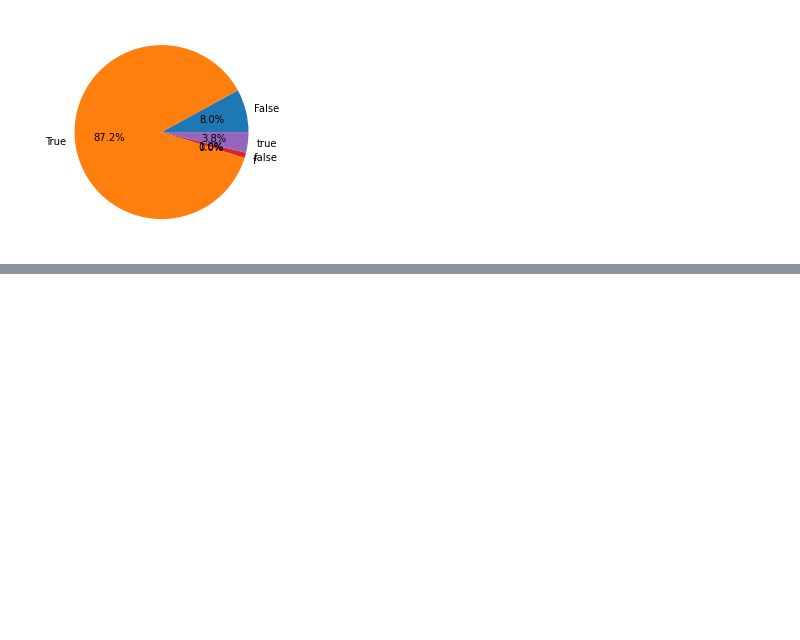
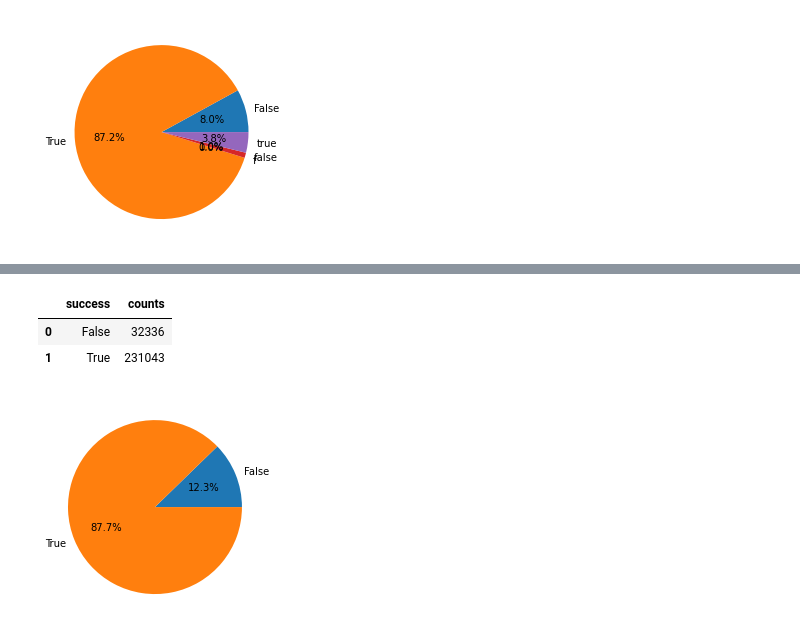
Before and after one commit to girotodenis/python, a Jupyter notebook: RelatorioTesteCarga.ipynb, the cells around one changed output, grey strips where cells are left out. Cells and saved outputs as stored; diff of their text form; code cells hidden in the pictures; blank space fills up the shorter version.

```diff
--- a/RelatorioTesteCarga.ipynb
+++ b/RelatorioTesteCarga.ipynb
@@ -158,0 +88,12 @@ plt.show()
+# %%
+df1 = pd.read_csv('/content/epol-teste-consultas-menu4x3000_1.csv')
+df2 = pd.read_csv('/content/epol-teste-consultas-menu4x3000_2.csv')
+df3 = pd.read_csv('/content/epol-teste-consultas-menu4x3000_3.csv')
+df4 = pd.read_csv('/content/epol-teste-consultas-menu4x3000_4.csv')
+df = pd.concat([df1, df2, df3, df4])
+
+df.success.astype(str)
+df.success.replace('False','false')
+df.success.replace('f','false')
+df.success.replace('True	','true	')
+df.columns
@@ -158,0 +113,12 @@ plt.show()
+# %%
+df2 = df.groupby(['success']).size().reset_index(name='counts')
+df2.head()
+# %% [output]
+|  | success | counts |
+| 0 | False | 32336 |
+| 1 | True | 231043 |
+# %%
+plt.pie(x=df2.counts, labels=df2.success, autopct='%1.1f%%')
+plt.show()
+# %% [output]
+[figure, added]
```
Also changed, not shown: parts of 11 cells of this notebook.
